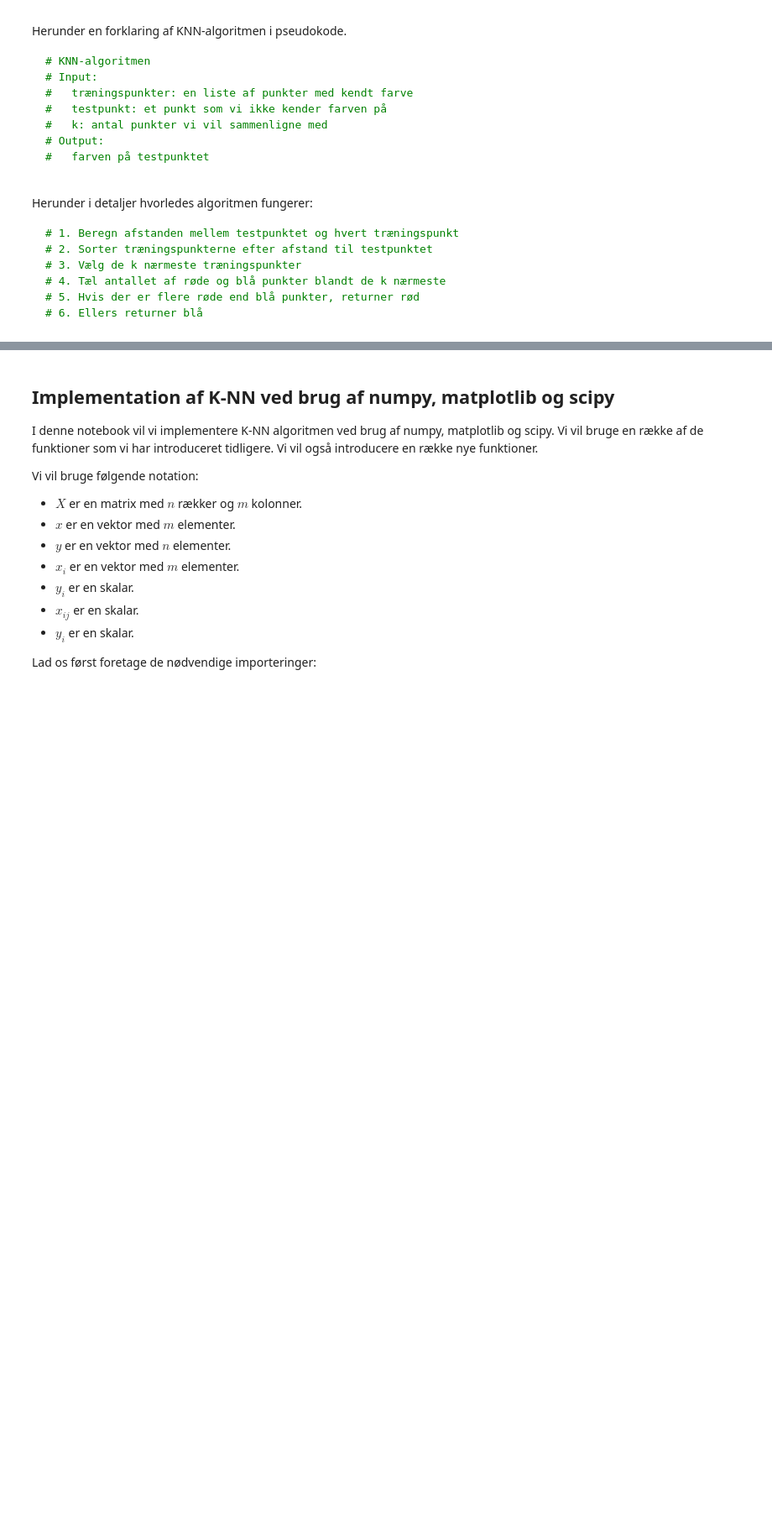
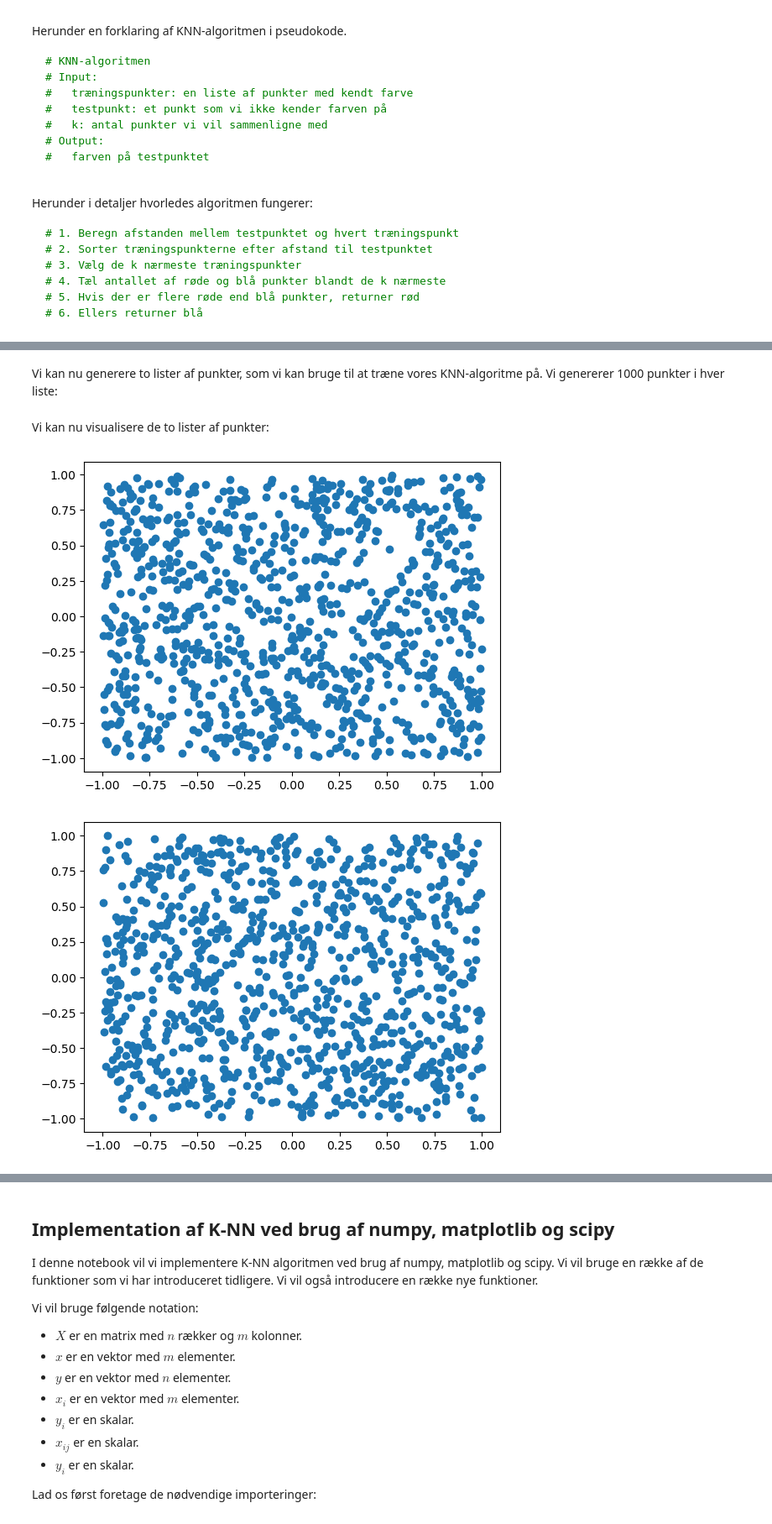
Before and after one commit to HenrikSterner/IntelligenteSystemer, a Jupyter notebook: slides/knn_jupyter.ipynb, the cells around one changed output, grey strips where cells are left out. Shown: that part at 84% size. Cells and saved outputs as stored; diff of their text form; code cells hidden in the pictures; blank space fills up the shorter version.

```diff
--- a/slides/knn_jupyter.ipynb
+++ b/slides/knn_jupyter.ipynb
@@ -324,0 +254,14 @@ Det ses bl.a. ved at vi har defineret funktioner for at løse delproblemerne. De
+# %% [markdown]
+
+Vi kan nu generere to lister af punkter, som vi kan bruge til at træne vores KNN-algoritme på. Vi genererer 1000 punkter i hver liste:
+# %%
+points1 = generate_points(1000)
+points2 = generate_points(1000)
+# %% [markdown]
+Vi kan nu visualisere de to lister af punkter:
+# %%
+plot_points(points1)
+plot_points(points2)
+# %% [output]
+[figure, added]
+[figure, added]
```
Also changed, not shown: parts of 13 cells of this notebook.
